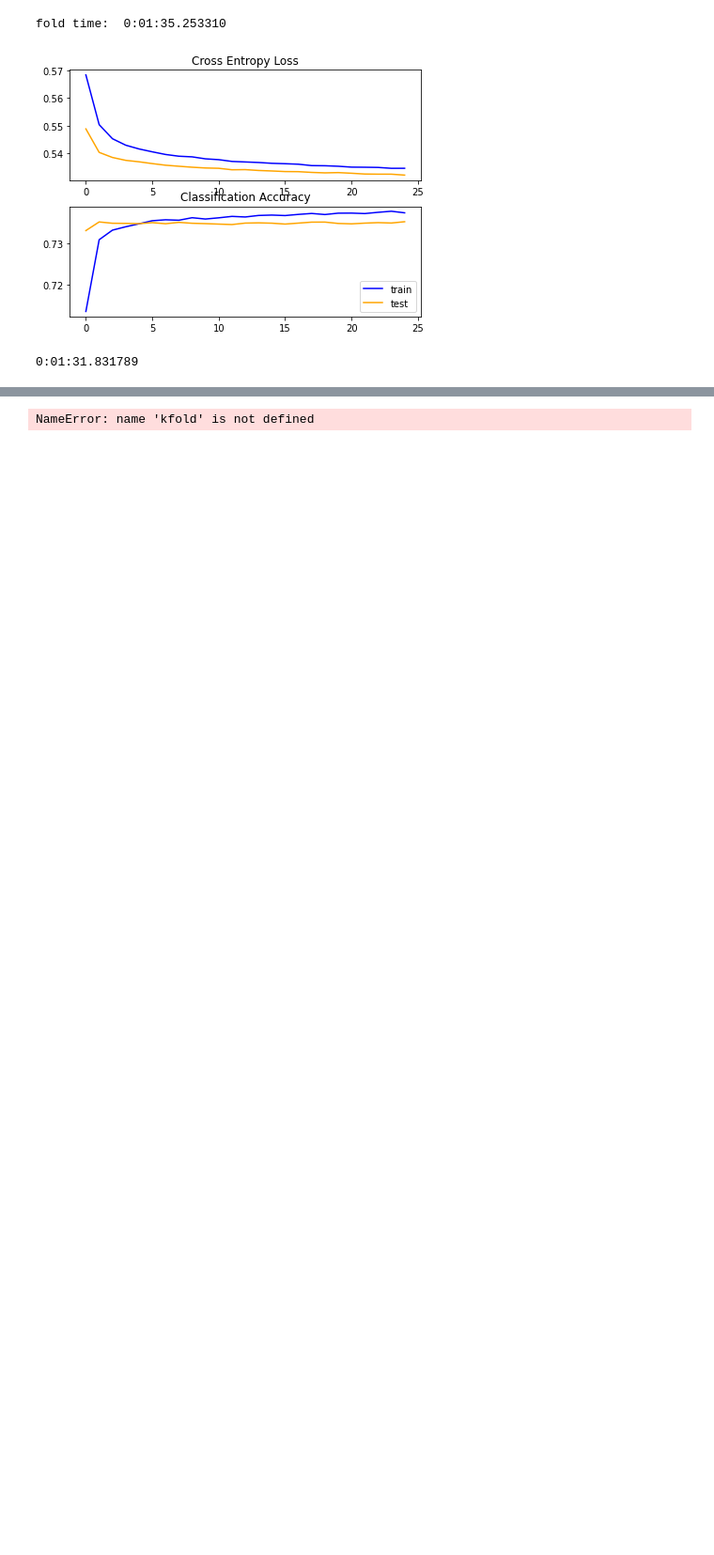
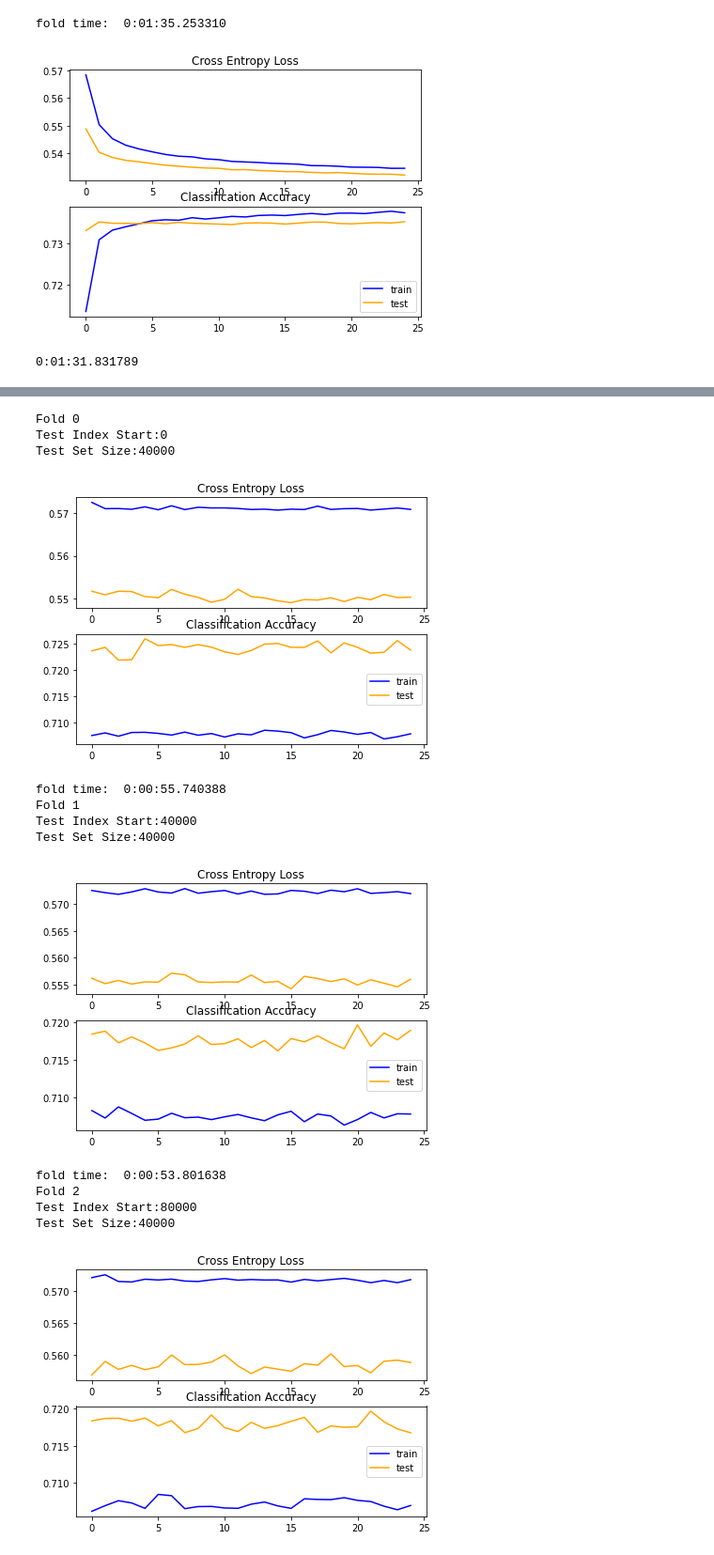
Before and after one commit to NJindia/Tweet_Sentimentality_Classification, a Jupyter notebook: Feature Generation.ipynb, the cells around one changed output, grey strips where cells are left out. Shown at 94% size. Drawn from its saved outputs; the diff is of its cells as text; code cells hidden in the pictures; blank space fills up the shorter version.

```diff
--- a/Feature Generation.ipynb
+++ b/Feature Generation.ipynb
@@ -333,4 +509,42 @@ _________________________________________________________________
 # %%
-kfold(model, neg_tweets_lemm[:400000], pos_tweets_lemm[:400000], 64)
+# Create model
+model = tf.keras.models.Sequential([
+    tf.keras.layers.Conv1D(25, 5, padding="same", activation="relu", input_shape=(500, 1)),
+    tf.keras.layers.MaxPooling1D(),
+    tf.keras.layers.Flatten(),
+    tf.keras.layers.Dense(16, activation="relu", kernel_regularizer=tf.keras.regularizers.L2(0.001)),
+    tf.keras.layears.Dropout(0.5),
+    tf.keras.layers.Dense(1, activation='sigmoid'),
+
+])
+
+# Compile model
+model.compile(
+     loss='binary_crossentropy',
+     optimizer='adam',
+     metrics=['accuracy']
+)
+model.summary()
+
+t = tf.keras.preprocessing.text.Tokenizer(num_words = 500)
+t.fit_on_texts(processed_df['word_tokens_no_stop_stemmed'].apply(' '.join))
+X = t.texts_to_matrix(processed_df['word_tokens_no_stop_stemmed'].apply(' '.join), mode="tfidf")
+neg_tweets_lemm = np.array([X[i] for i in range(len(y)) if y[i]==0])
+pos_tweets_lemm = np.array([X[i] for i in range(len(y)) if y[i]==1])
+
+kfold(model, neg_tweets_lemm[:200000], pos_tweets_lemm[:200000], 256)
 # %% [output]
-NameError: name 'kfold' is not defined
+Fold 0
+Test Index Start:0
+Test Set Size:40000
+[figure, added]
+fold time:  0:00:55.740388
+Fold 1
+Test Index Start:40000
+Test Set Size:40000
+[figure, added]
+fold time:  0:00:53.801638
+Fold 2
+Test Index Start:80000
+Test Set Size:40000
+[figure, added]
```
Also changed, not shown: parts of 37 cells of this notebook.
